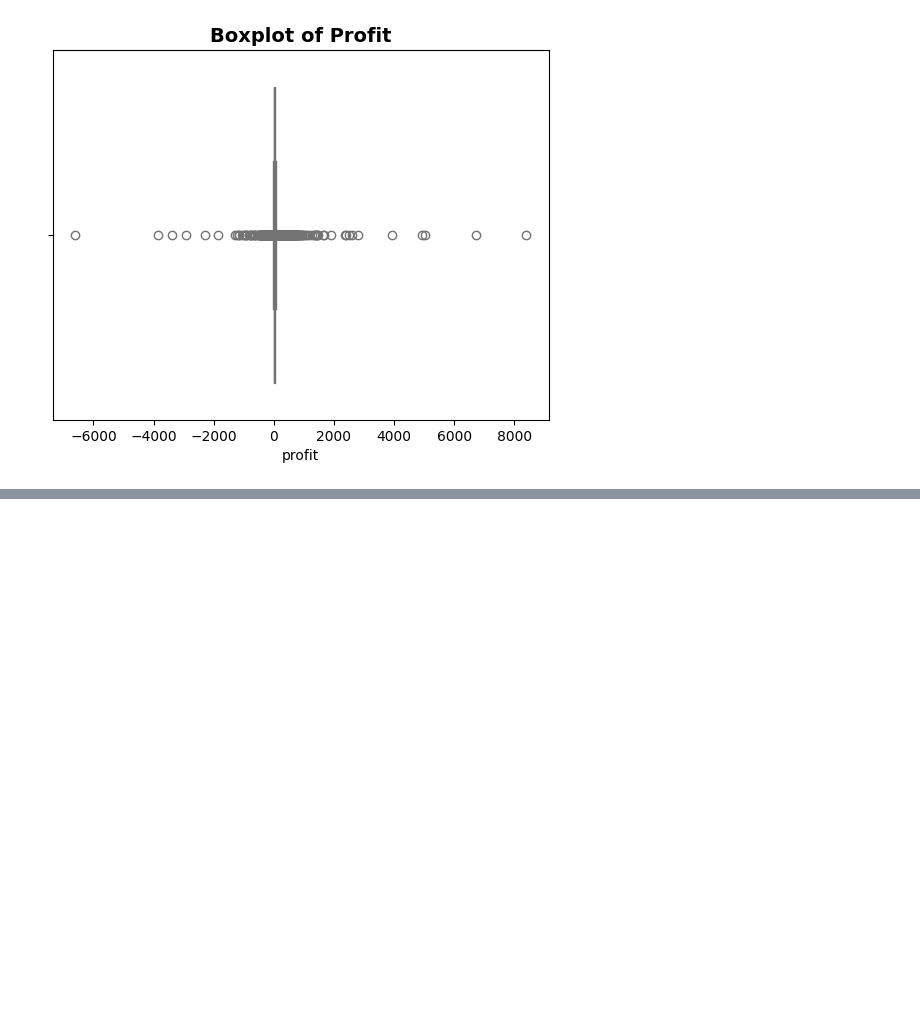
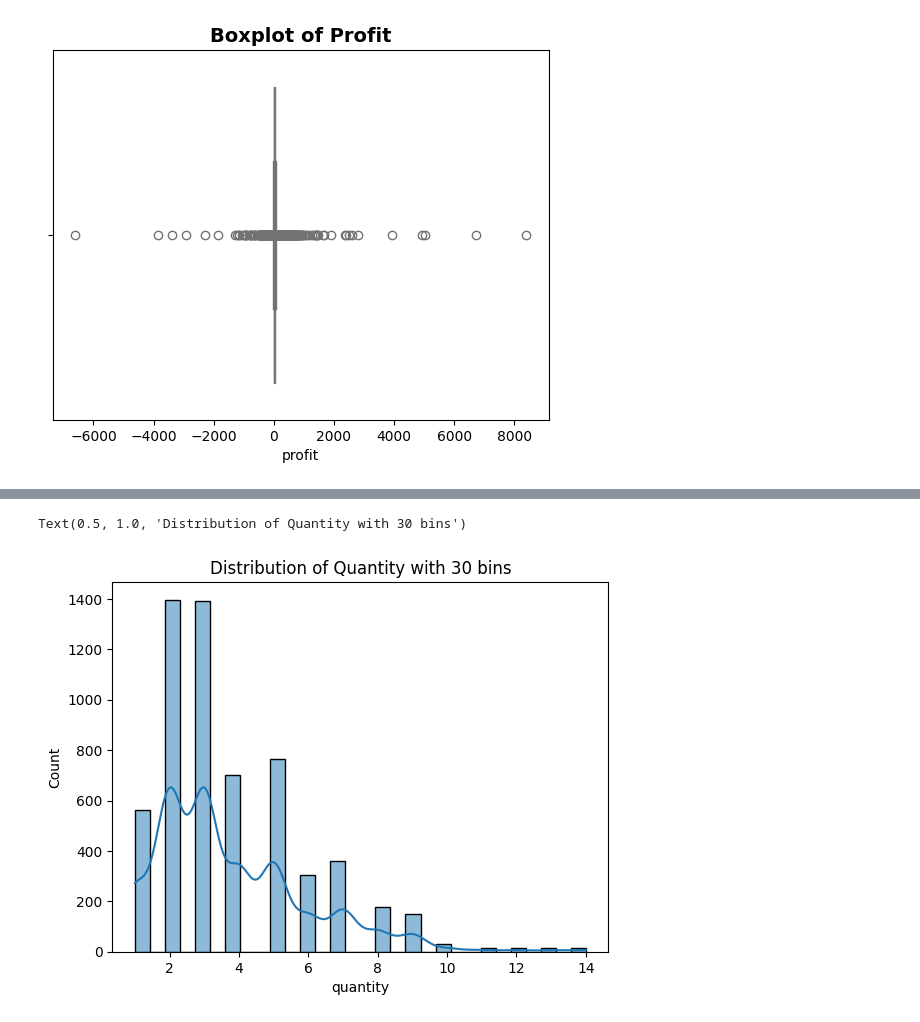
Before and after one commit to anish00ti/EDA-on-sales, a Jupyter notebook: notebook/understand_and_cleaning_data.ipynb, the cells around one changed output, grey strips where cells are left out. Cells and saved outputs as stored; diff of their text form; code cells hidden in the pictures; blank space fills up the shorter version.

```diff
--- a/notebook/understand_and_cleaning_data.ipynb
+++ b/notebook/understand_and_cleaning_data.ipynb
@@ -313,0 +346,6 @@ Text(0.5, 1.0, 'Boxplot of Profit')
+# %%
+sns.histplot(df['quantity'], bins=30, kde=True)
+plt.title("Distribution of Quantity with 30 bins")
+# %% [output]
+Text(0.5, 1.0, 'Distribution of Quantity with 30 bins')
+[figure, added]
```
Also changed, not shown: parts of 8 cells of this notebook.
